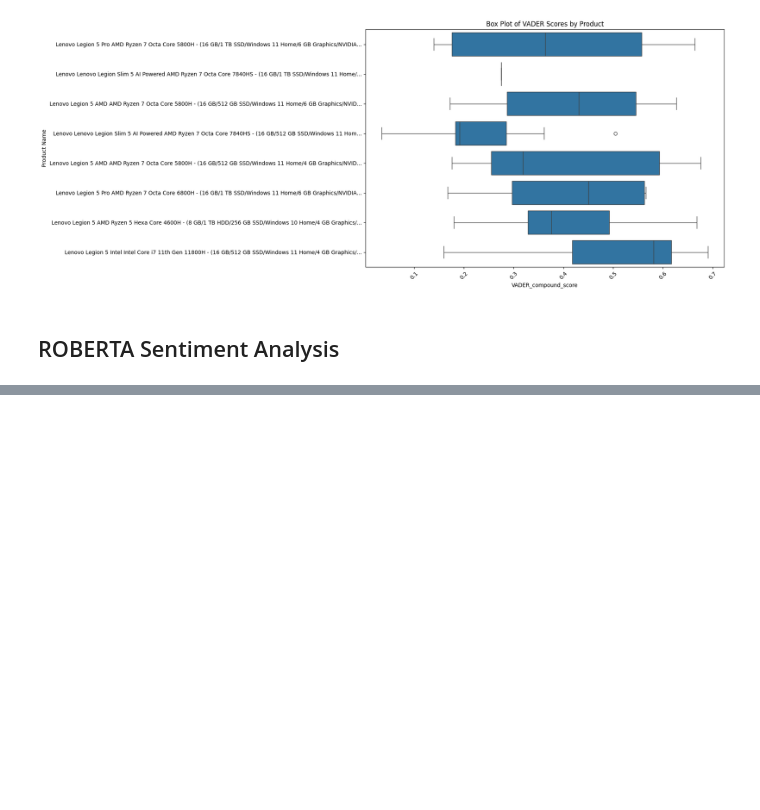
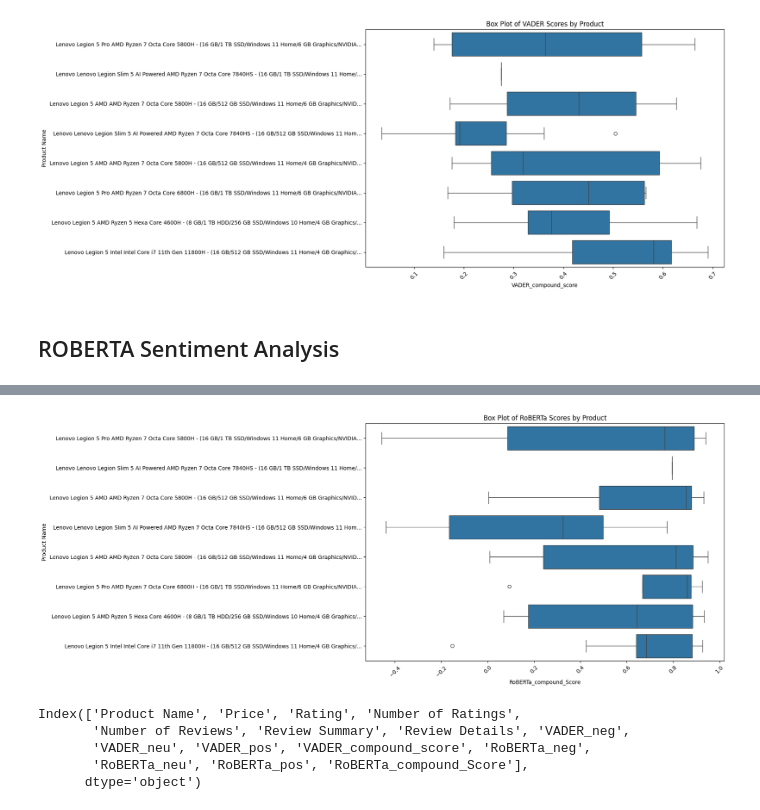
Before and after one commit to suchijain30/Customer-review-analysis-using-web-scraping-and-NLP, a Jupyter notebook: nlp_model.ipynb, the cells around one changed output, grey strips where cells are left out. Cells and saved outputs as stored; diff of their text form; code cells hidden in the pictures; blank space fills up the shorter version.

```diff
--- a/nlp_model.ipynb
+++ b/nlp_model.ipynb
@@ -189,0 +138,6 @@ SyntaxError: invalid syntax (775891298.py, line 1)
+# %%
+encoded_text = tokenizer("The laptop is really good and has a lot of cool and latest features", return_tensors='pt')
+output = model(**encoded_text)
+scores = output[0][0].detach().numpy()
+scores = softmax(scores)
+print(scores)
@@ -189,0 +146,26 @@ SyntaxError: invalid syntax (775891298.py, line 1)
+# %%
+def calculate_roberta_score(text):
+    encoded_text = tokenizer(text, return_tensors='pt')                             #Tokenization
+    output = model(**encoded_text)                                                  #model input
+    scores = output[0][0].detach().numpy()                                          #post processing
+    scores = softmax(scores)
+
+    negative_score = scores[0]
+    neutral_score = scores[1]
+    positive_score = scores[2]
+
+    # Calculating compound score based on negative, neutral and positive scores
+    compound_score = (negative_score * -1) + (neutral_score * 0) + (positive_score * 1)
+
+    scores_dict = {
+        "neg" : scores[0],
+        "neu" : scores[1],
+        "pos" : scores[2],
+        "compound" : compound_score
+    }
+    # print(scores_dict)
+
+    return scores_dict
+# %%
+#Run the roBERTa model on the entire dataset and create columns for it
+df[['RoBERTa_neg','RoBERTa_neu','RoBERTa_pos','RoBERTa_compound_Score']] = df.apply(calculate_weighted_score, args=(calculate_roberta_score,), axis = 1,result_type='expand')
@@ -189,0 +181,17 @@ SyntaxError: invalid syntax (775891298.py, line 1)
+# %%
+#Box Plot of RoBERTa compound scores
+plt.figure(figsize=(12, 8))
+sns.boxplot(x='RoBERTa_compound_Score', y='Product Name', data=df)
+plt.title('Box Plot of RoBERTa Scores by Product')
+plt.xticks(rotation=45)
+plt.show()
+# %% [output]
+[figure, added]
+# %%
+df.columns
+# %% [output]
+Index(['Product Name', 'Price', 'Rating', 'Number of Ratings',
+       'Number of Reviews', 'Review Summary', 'Review Details', 'VADER_neg',
+       'VADER_neu', 'VADER_pos', 'VADER_compound_score', 'RoBERTa_neg',
+       'RoBERTa_neu', 'RoBERTa_pos', 'RoBERTa_compound_Score'],
+      dtype='object')
```
Also changed, not shown: parts of 16 cells of this notebook.
